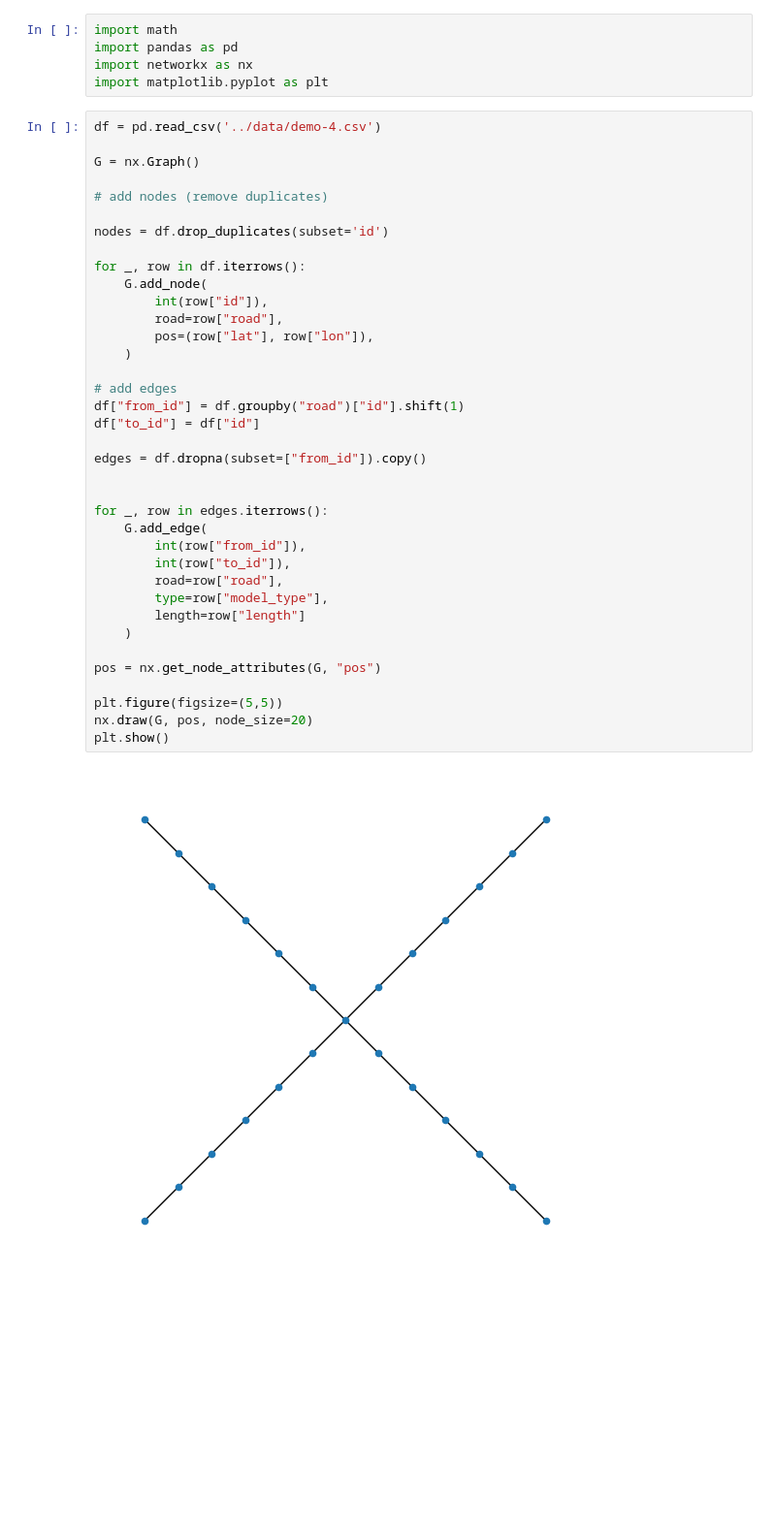
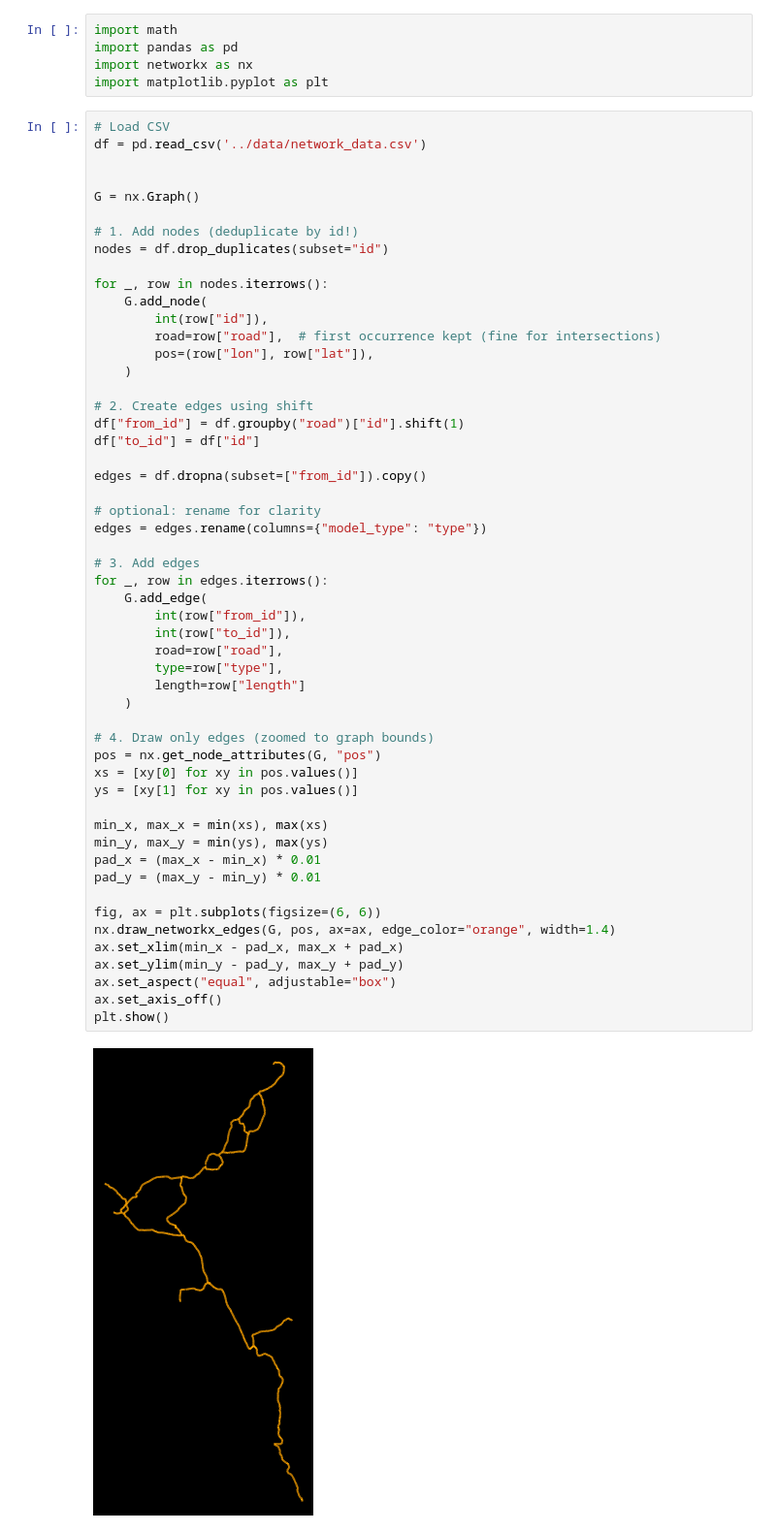
Before and after one commit to taufik-my/ASIM_Team14, a Jupyter notebook: EPA133a-G14-A3/notebook/network_drawing.ipynb, the cells around one changed output. Shown at 97% size. Saved outputs shown, nothing was run; the diff lists cells and outputs as text; blank space fills up the shorter version.

Commit message:
updated model script

```diff
--- a/EPA133a-G14-A3/notebook/network_drawing.ipynb
+++ b/EPA133a-G14-A3/notebook/network_drawing.ipynb
@@ -4,41 +4,57 @@ import pandas as pd
 import networkx as nx
 import matplotlib.pyplot as plt
 # %%
-df = pd.read_csv('../data/demo-4.csv')
+# Load CSV
+df = pd.read_csv('../data/network_data.csv')
+
 
 G = nx.Graph()
 
-# add nodes (remove duplicates)
+# 1. Add nodes (deduplicate by id!)
+nodes = df.drop_duplicates(subset="id")
 
-nodes = df.drop_duplicates(subset='id')
-
-for _, row in df.iterrows():
+for _, row in nodes.iterrows():
     G.add_node(
         int(row["id"]),
-        road=row["road"],
-        pos=(row["lat"], row["lon"]),
+        road=row["road"],  # first occurrence kept (fine for intersections)
+        pos=(row["lon"], row["lat"]),
     )
 
-# add edges
+# 2. Create edges using shift
 df["from_id"] = df.groupby("road")["id"].shift(1)
 df["to_id"] = df["id"]
 
 edges = df.dropna(subset=["from_id"]).copy()
 
+# optional: rename for clarity
+edges = edges.rename(columns={"model_type": "type"})
 
+# 3. Add edges
 for _, row in edges.iterrows():
     G.add_edge(
         int(row["from_id"]),
         int(row["to_id"]),
         road=row["road"],
-        type=row["model_type"],
+        type=row["type"],
         length=row["length"]
     )
 
+# 4. Draw only edges (zoomed to graph bounds)
 pos = nx.get_node_attributes(G, "pos")
+xs = [xy[0] for xy in pos.values()]
+ys = [xy[1] for xy in pos.values()]
 
-plt.figure(figsize=(5,5))
-nx.draw(G, pos, node_size=20)
+min_x, max_x = min(xs), max(xs)
+min_y, max_y = min(ys), max(ys)
+pad_x = (max_x - min_x) * 0.01
+pad_y = (max_y - min_y) * 0.01
+
+fig, ax = plt.subplots(figsize=(6, 6))
+nx.draw_networkx_edges(G, pos, ax=ax, edge_color="orange", width=1.4)
+ax.set_xlim(min_x - pad_x, max_x + pad_x)
+ax.set_ylim(min_y - pad_y, max_y + pad_y)
+ax.set_aspect("equal", adjustable="box")
+ax.set_axis_off()
 plt.show()
 # %% [output]
-[figure, old version]
+[figure, new version]
```
Also changed, not shown: 4 other files.
